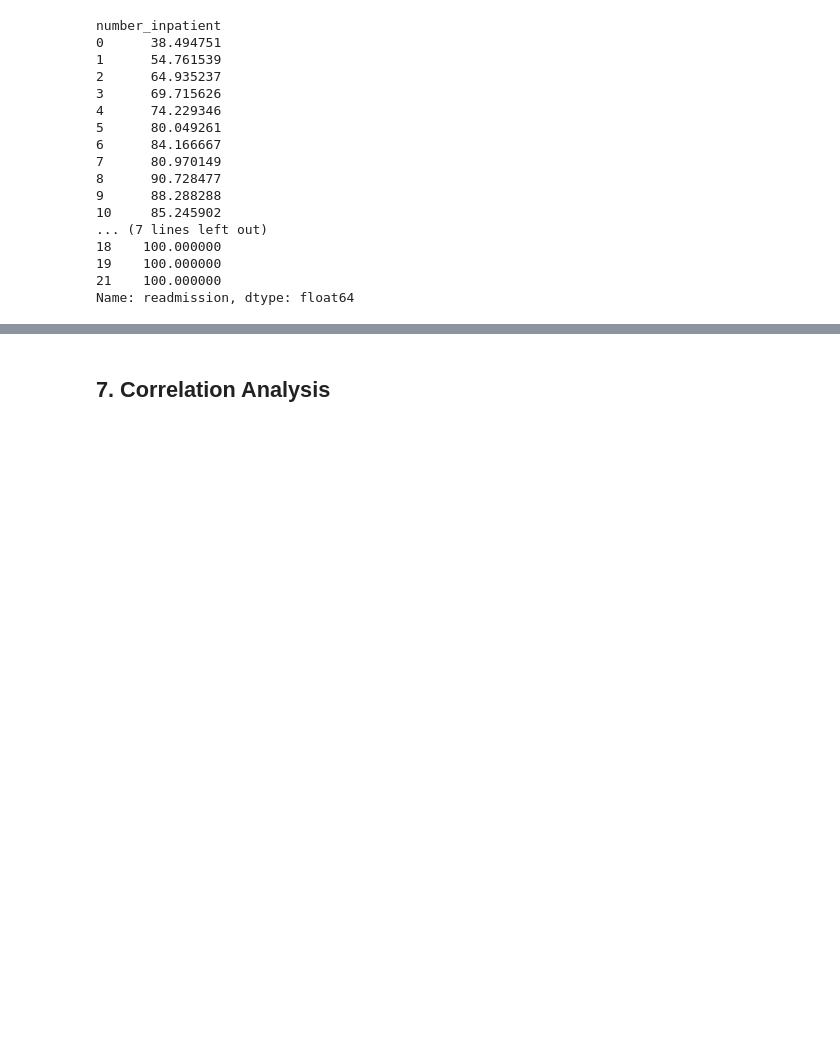
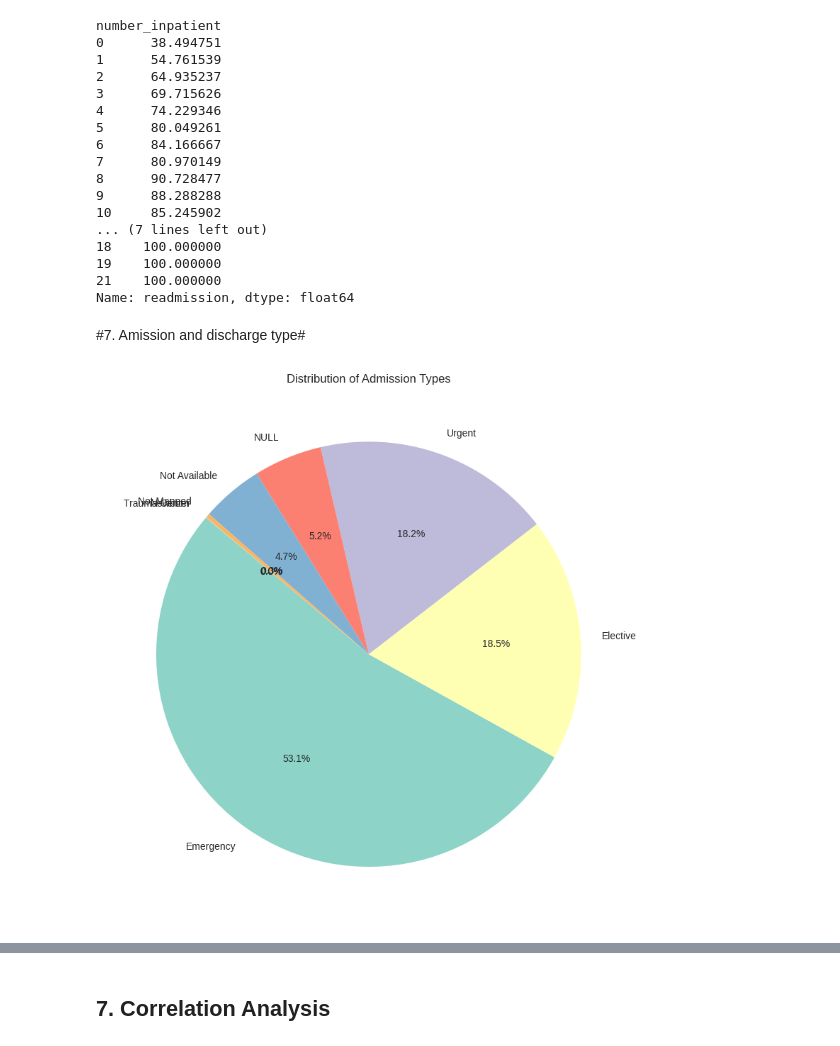
Before and after one commit to Shridhar7-8/Data-Visualization-Project, a Jupyter notebook: notebooks/01_data_exploration.ipynb, the cells around one changed output, grey strips where cells are left out. Cells and saved outputs as stored; diff of their text form; code cells hidden in the pictures; blank space fills up the shorter version.

```diff
--- a/notebooks/01_data_exploration.ipynb
+++ b/notebooks/01_data_exploration.ipynb
@@ -600,3 +600,25 @@ number_inpatient
 19    100.000000
 21    100.000000
 Name: readmission, dtype: float64
+# %% [markdown]
+#7. Amission and discharge type#
+# %%
+admission_type_mapping = {
+    1: 'Emergency',
+    2: 'Urgent',
+    3: 'Elective',
+    4: 'Newborn',
+    5: 'Not Available',
+    6: 'NULL',
+    7: 'Trauma Center',
+    8: 'Not Mapped'
+}
+data['admission_type'] = data['admission_type_id'].map(admission_type_mapping)
+plt.figure(figsize=(8, 8))
+data['admission_type'].value_counts().plot.pie(autopct='%1.1f%%', startangle=140, colors=sns.color_palette('Set3'))
+plt.title('Distribution of Admission Types')
+plt.ylabel('')  # Removes the y-axis label
+plt.tight_layout()
+plt.show()
+# %% [output]
+[figure, added]
```
Also changed, not shown: parts of 2 cells of this notebook.
